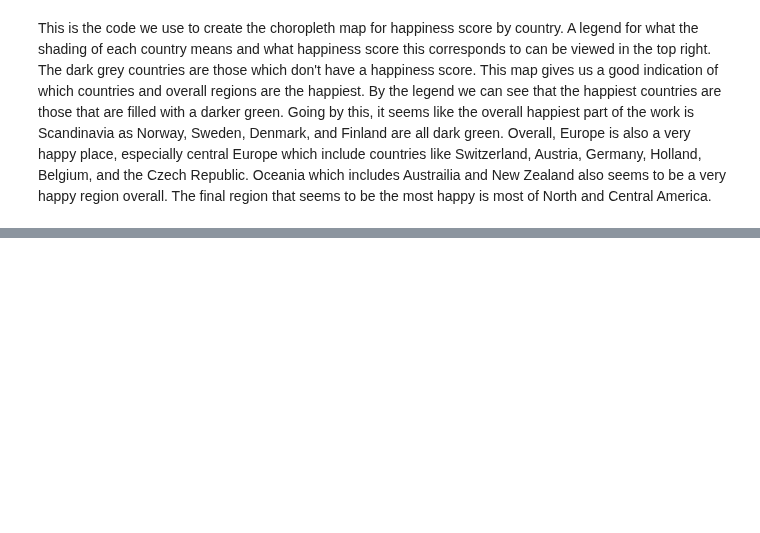
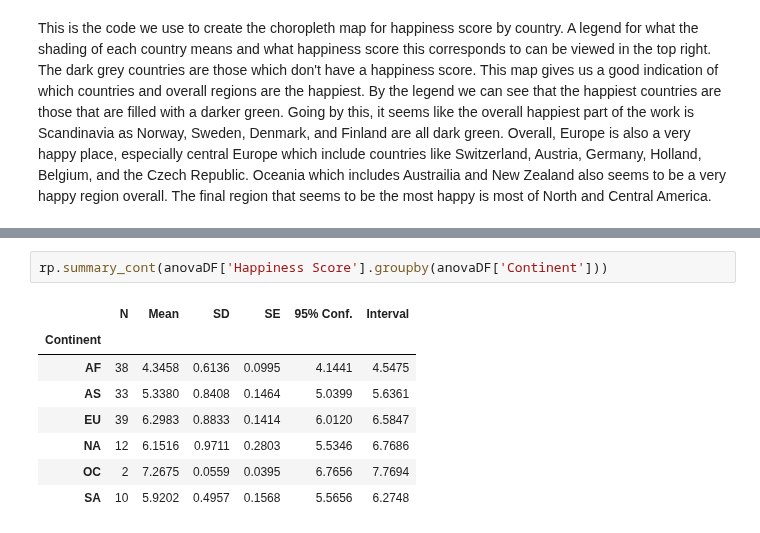
Before and after one commit to wjduq/Economic-Analysis, a Jupyter notebook: Project.ipynb, the cells around one changed output, grey strips where cells are left out. Drawn from its saved outputs; the diff is of its cells as text; blank space fills up the shorter version.

```diff
--- a/Project.ipynb
+++ b/Project.ipynb
@@ -476,0 +558,11 @@ This is the code we use to create the choropleth map for happiness score by coun
+# %%
+rp.summary_cont(anovaDF['Happiness Score'].groupby(anovaDF['Continent']))
+# %% [output]
+|  | N | Mean | SD | SE | 95% Conf. | Interval |
+| Continent |  |  |  |  |  |  |
+| AF | 38 | 4.3458 | 0.6136 | 0.0995 | 4.1441 | 4.5475 |
+| AS | 33 | 5.3380 | 0.8408 | 0.1464 | 5.0399 | 5.6361 |
+| EU | 39 | 6.2983 | 0.8833 | 0.1414 | 6.0120 | 6.5847 |
+| NA | 12 | 6.1516 | 0.9711 | 0.2803 | 5.5346 | 6.7686 |
+| OC | 2 | 7.2675 | 0.0559 | 0.0395 | 6.7656 | 7.7694 |
+| SA | 10 | 5.9202 | 0.4957 | 0.1568 | 5.5656 | 6.2748 |
```
Also changed, not shown: parts of 26 cells of this notebook.
